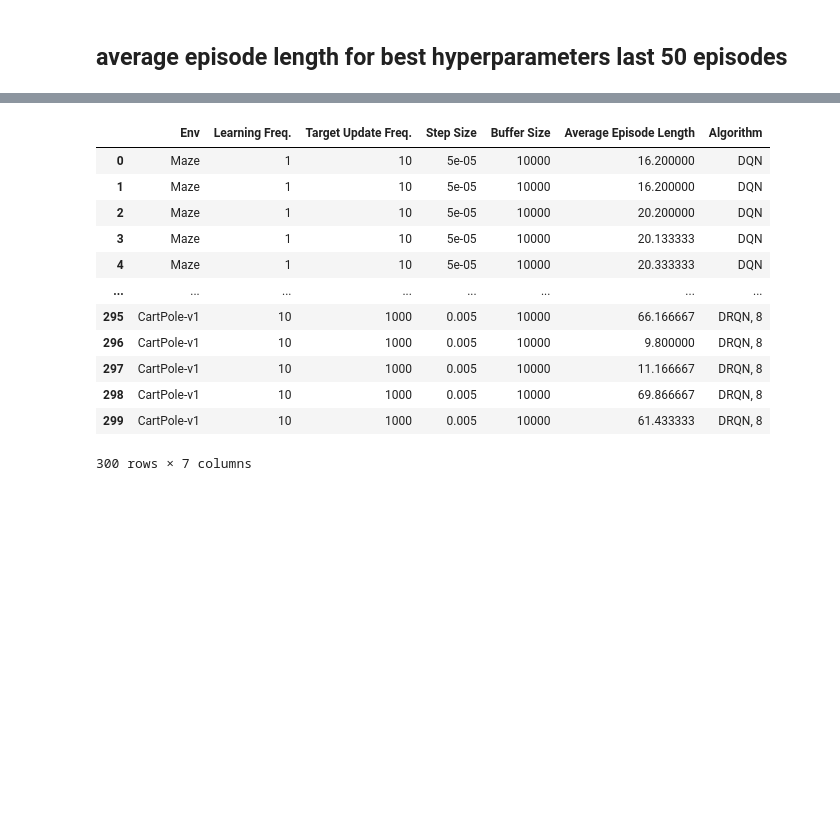
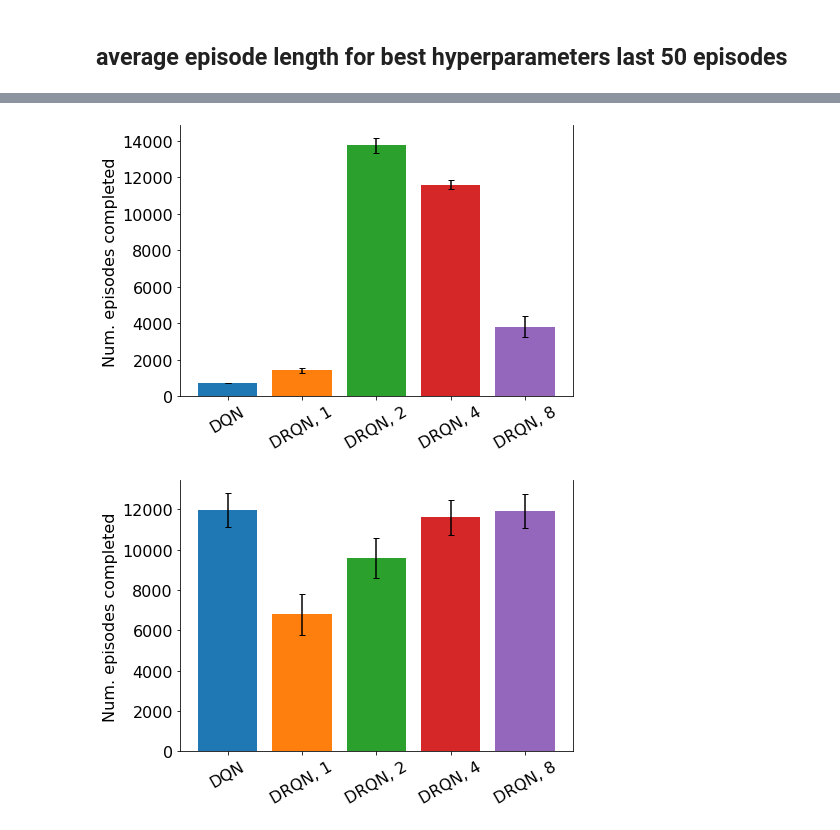
Before and after one commit to RevanMacQueen/DRQN, a Jupyter notebook: new_visualizations_2.ipynb, the cells around one changed output, grey strips where cells are left out. Cells and saved outputs as stored; diff of their text form; code cells hidden in the pictures; blank space fills up the shorter version.

```diff
--- a/new_visualizations_2.ipynb
+++ b/new_visualizations_2.ipynb
@@ -330,27 +346,70 @@ df_best_last = df_best_last.replace('RNN, 1', 'DRQN, 1')
 df_best_last = df_best_last.replace('RNN, 2', 'DRQN, 2')
 df_best_last = df_best_last.replace('RNN, 4', 'DRQN, 4')
 df_best_last = df_best_last.replace('RNN, 8', 'DRQN, 8')
-# %%
-df_best_last
-# %% [output]
-|  | Env | Learning Freq. | Target Update Freq. | Step Size | Buffer Size | Average Episode Length | Algorithm |
-| 0 | Maze | 1 | 10 | 5e-05 | 10000 | 16.200000 | DQN |
-| 1 | Maze | 1 | 10 | 5e-05 | 10000 | 16.200000 | DQN |
-| 2 | Maze | 1 | 10 | 5e-05 | 10000 | 20.200000 | DQN |
-| 3 | Maze | 1 | 10 | 5e-05 | 10000 | 20.133333 | DQN |
-| 4 | Maze | 1 | 10 | 5e-05 | 10000 | 20.333333 | DQN |
-| ... | ... | ... | ... | ... | ... | ... | ... |
-| 295 | CartPole-v1 | 10 | 1000 | 0.005 | 10000 | 66.166667 | DRQN, 8 |
-| 296 | CartPole-v1 | 10 | 1000 | 0.005 | 10000 | 9.800000 | DRQN, 8 |
-| 297 | CartPole-v1 | 10 | 1000 | 0.005 | 10000 | 11.166667 | DRQN, 8 |
-| 298 | CartPole-v1 | 10 | 1000 | 0.005 | 10000 | 69.866667 | DRQN, 8 |
-| 299 | CartPole-v1 | 10 | 1000 | 0.005 | 10000 | 61.433333 | DRQN, 8 |
-300 rows × 7 columns
 # %%
 df_temp = pd.concat([df_best_last.set_index(columns), df_best.set_index(columns)], axis=1)
 df_temp = df_temp.reset_index()
 df_temp = df_temp.drop(['Learning Freq.', 'Target Update Freq.',  'Step Size', 'Buffer Size'], axis=1)
 df_temp = df_temp.melt(id_vars=['Algorithm', 'Env'], var_name = 'source', value_name='val')
+# %%
+# single bar plot
+font = {'size'   : 16}
+
+matplotlib.rc('font', **font)
+env_ind = 1
+
+data = df_temp.values
+algs =  np.unique(data[:, 0])
+envs = np.unique(data[:, 1])
+
+x = np.arange(len(algs))  # the label locations
+width = 0.8  # the width of the bars
+
+ax_idx = 0
+
+
+for env in envs:
+    c_idx = 0
+    colours = sns.color_palette().as_hex()
+    num_subplots = envs.shape[0]
+    fig, ax = plt.subplots(1, 1, figsize=(7,5))
+    #ax = axs[0]
+    data_num_episodes_to_plot = []
+    data_ep_len_to_plot = []
+    num_episodes_err = []
+    ep_len_err = []
+    scale = 1
+
+    for alg in algs:
+        data_num_episodes = data[np.where((data[:, 2] == 'Num Episodes') & (data[:, 1] ==env) & (data[:, 0] == alg))]
+        data_ep_len = data[np.where((data[:, 2] == 'Average Episode Length') & (data[:, 1] ==env) & (data[:, 0] == alg))]
+        data_num_episodes_to_plot.append(np.mean(data_num_episodes[:, 3]))
+        data_ep_len_to_plot.append(np.mean(data_ep_len[:, 3]* scale ))
+        num_episodes_err.append(sem(data_num_episodes[:, 3]))
+        ep_len_err.append(sem(data_ep_len[:, 3]))
+
+    rects1 = ax.bar(x , data_num_episodes_to_plot, width, label='Overall Performance', color=colours)
+    ax.errorbar(x, data_num_episodes_to_plot, yerr=num_episodes_err, ecolor='black', capsize=3, ls='none' )
+
+    ax.set_ylabel('Num. episodes completed')
+    #ax.set_title(env)
+    ax.set_xticks(x)
+    ax.set_xticklabels(algs, rotation=30)
+    # ax2 = ax.twinx()
+    # ax2.set_ylabel('Avg. episode length (last 50)')
+
+    # rects2 = ax2.bar(x + width/2, data_ep_len_to_plot, width, label='Final Performance', color='tab:orange', alpha = 0.6)
+    # ax2.errorbar(x + width/2, data_ep_len_to_plot, yerr=ep_len_err, ecolor='black', capsize=3, ls='none' )
+
+    handles, labels = ax.get_legend_handles_labels()
+    #fig.legend(handles, labels, loc='upper center')
+
+    fig.gca().spines['top'].set_visible(False)
+    fig.tight_layout()
+    plt.savefig("figures/best_performance_bar%s.pdf"%env, bbox_inches='tight')
+# %% [output]
+[figure, added]
+[figure, added]
 # %%
 # double bar plot
 font = {'size'   : 16}
```
Also changed, not shown: parts of 4 cells of this notebook, 9 other files.
